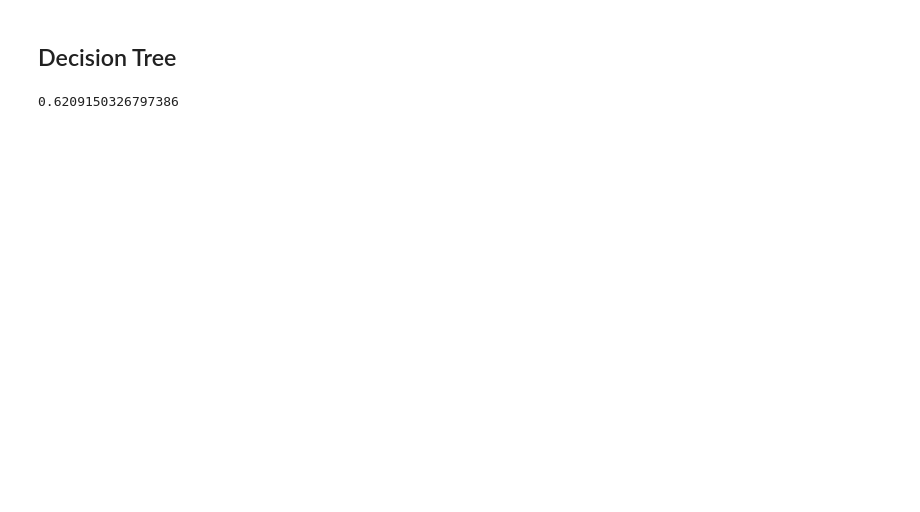
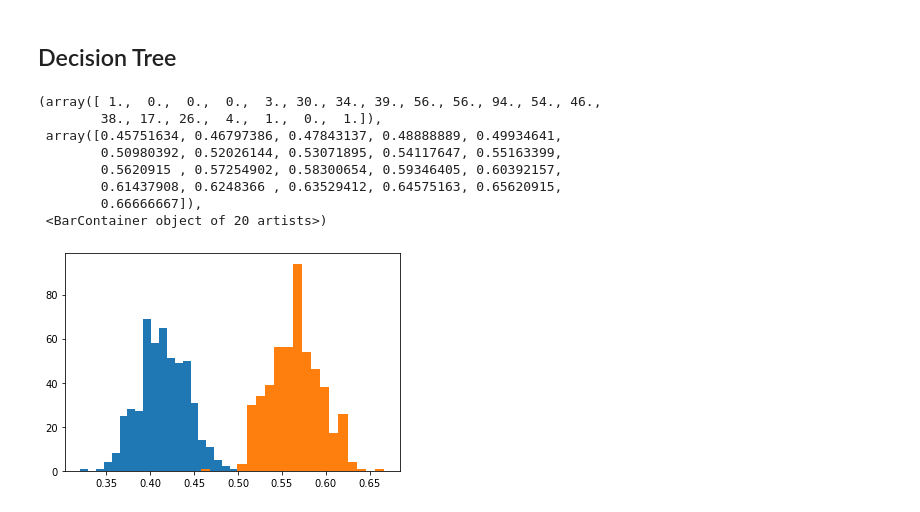
Before and after one commit to James-Oswald/CSCI-6962-Projects-in-ML-AI, a Jupyter notebook: hw2/hw2.ipynb, the cells around one changed output. Drawn from its saved outputs; the diff is of its cells as text; code cells hidden in the pictures; blank space fills up the shorter version.

Commit message:
added graph

```diff
--- a/hw2/hw2.ipynb
+++ b/hw2/hw2.ipynb
@@ -100,12 +100,35 @@ ax[1].pie(x=data["H"].value_counts(), labels=data["H"].value_counts().index, aut
 # %% [markdown]
 ## Decision Tree
 # %%
-from sklearn.tree import DecisionTreeClassifier, plot_tree
+from sklearn.dummy import DummyClassifier
+from sklearn.tree import DecisionTreeClassifier
 from sklearn.model_selection import train_test_split
 
-train, test = train_test_split(data, test_size=0.05)
-model = DecisionTreeClassifier()
-model.fit(train[feature_names], train["H"])
-model.score(test[feature_names], test["H"])
+random_basline_model = DummyClassifier()
+decision_tree_model = DecisionTreeClassifier()
+random_basline_accuracies = []
+decision_tree_accuracies = []
+for _ in range(1000):
+    train, test = train_test_split(data, test_size=0.05)
+    random_basline_model.fit(train[feature_names], train["H"])
+    random_basline_accuracies.append(random_basline_model.score(test[feature_names], test["H"]))
+    decision_tree_model.fit(train[feature_names], train["H"])
+    decision_tree_accuracies.append(decision_tree_model.score(test[feature_names], test["H"]))
+
+np.savez("task1accuracies.npz", baselineAccuracies=random_basline_accuracies, treeAccuracies=decision_tree_accuracies)
-# %% [output]
-0.6209150326797386
+# %%
+accuracies_file = np.load("task1accuracies.npz")
+baseline_accuracies = accuracies_file["baselineAccuracies"]
+tree_accuracies = accuracies_file["treeAccuracies"]
+plt.hist(baseline_accuracies,bins=20)
+plt.hist(tree_accuracies,bins=20)
+# %% [output]
+(array([ 1.,  0.,  0.,  0.,  3., 30., 34., 39., 56., 56., 94., 54., 46.,
+        38., 17., 26.,  4.,  1.,  0.,  1.]),
+ array([0.45751634, 0.46797386, 0.47843137, 0.48888889, 0.49934641,
+        0.50980392, 0.52026144, 0.53071895, 0.54117647, 0.55163399,
+        0.5620915 , 0.57254902, 0.58300654, 0.59346405, 0.60392157,
+        0.61437908, 0.6248366 , 0.63529412, 0.64575163, 0.65620915,
+        0.66666667]),
+ <BarContainer object of 20 artists>)
+[figure, added]
```
Also changed, not shown: parts of 1 cell of this notebook, 1 other file.
